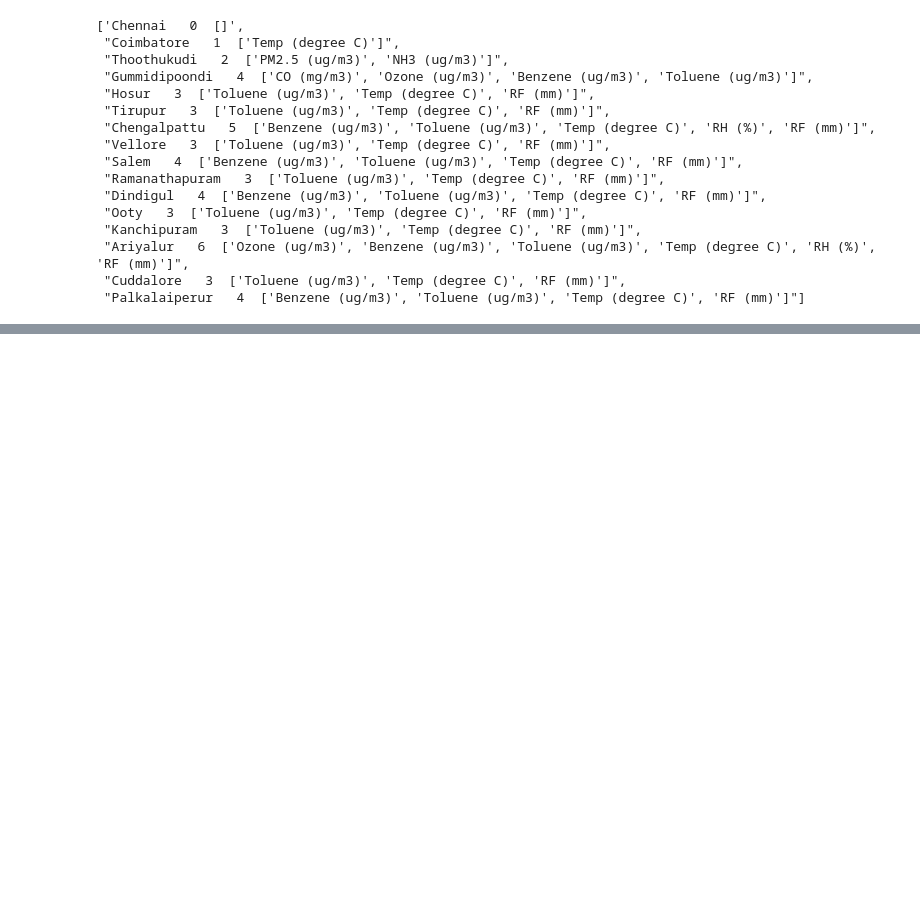
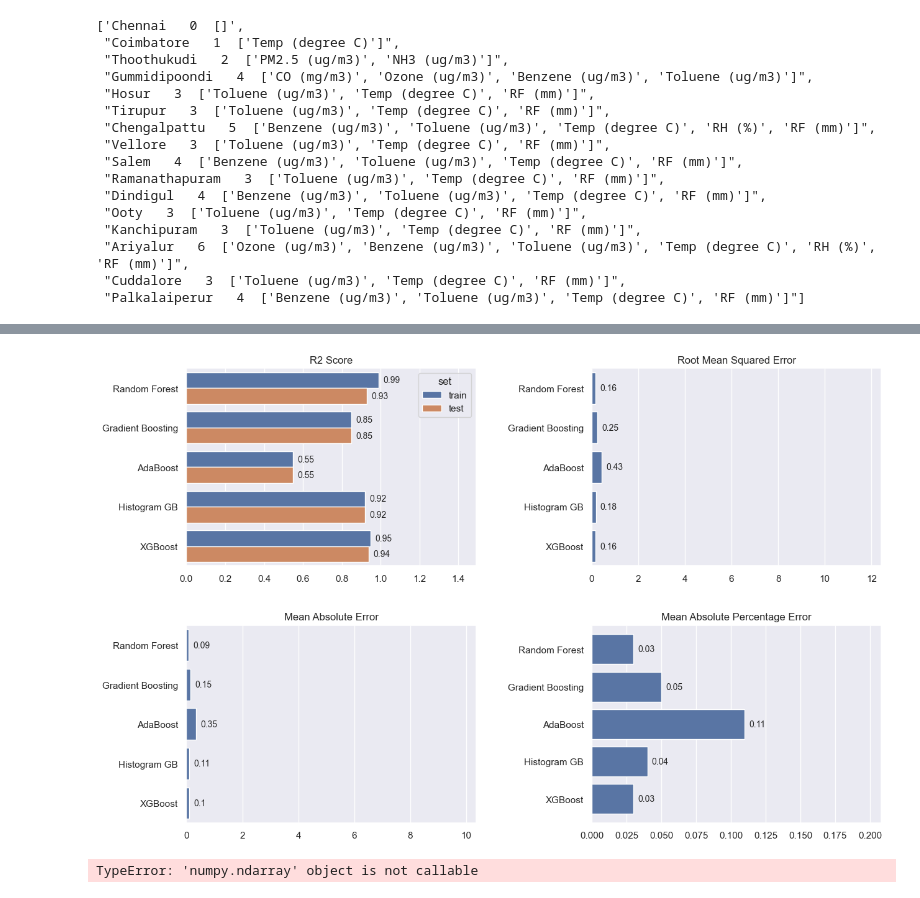
Before and after one commit to Abdul-Basith-R/Air-Quality-Index, a Jupyter notebook: notebooks/Untitled2.ipynb, the cells around one changed output, grey strips where cells are left out. Drawn from its saved outputs; the diff is of its cells as text; code cells hidden in the pictures; blank space fills up the shorter version.

```diff
--- a/notebooks/Untitled2.ipynb
+++ b/notebooks/Untitled2.ipynb
@@ -264,0 +367,3 @@ AttributeError: 'RangeIndex' object has no attribute 'hour'
+# %%
+X_train, X_test, y_train, y_test = create_train_test_sets(
+    df, split=0.8, replace_na=True, method='drop')
@@ -280,0 +401,13 @@ train_mice
+# %%
+from sklearn.ensemble import AdaBoostRegressor, GradientBoostingRegressor, HistGradientBoostingRegressor, RandomForestRegressor
+import xgboost
+
+
+RANDOM_STATE = 42
+ensemble_models = {
+    'Random Forest':     RandomForestRegressor(random_state=RANDOM_STATE),
+    'Gradient Boosting': GradientBoostingRegressor(random_state=RANDOM_STATE),
+    'AdaBoost':          AdaBoostRegressor(random_state=RANDOM_STATE),
+    'Histogram GB':      HistGradientBoostingRegressor(random_state=RANDOM_STATE),
+    'XGBoost':           xgboost.XGBRegressor(random_state=RANDOM_STATE)
+}
@@ -280,0 +439,52 @@ train_mice
+# %%
+estimator_scores = get_estimator_scores(ensemble_models)
+# %%
+def plot_estimator_scores(scores):
+    melted_r2 = scores[['model', 'r2_train', 'r2_test']].rename(
+        columns={"r2_train": "train", "r2_test": "test"})
+    melted_r2 = melted_r2.melt(
+        id_vars='model', var_name='set', value_name='score')
+
+    fig, axes = plt.subplots(2, 2, figsize=(12, 8))
+    fig.tight_layout()
+    fig.subplots_adjust(hspace=0.3, wspace=0.4)
+
+    sns.barplot(data=melted_r2.round(2), x='score', y='model',
+                hue='set', orient='h', ax=axes[0, 0])
+    sns.barplot(data=scores.round(2), x='rmse',
+                y='model', orient='h', ax=axes[0, 1])
+    sns.barplot(data=scores.round(2), x='mae',
+                y='model', orient='h', ax=axes[1, 0])
+    sns.barplot(data=scores.round(2), x='mape',
+                y='model', orient='h', ax=axes[1, 1])
+
+    axes[0, 0].set_title('R2 Score')
+    axes[0, 0].bar_label(axes[0, 0].containers[0], size=10, padding=5)
+    axes[0, 0].bar_label(axes[0, 0].containers[1], size=10, padding=5)
+    axes[0, 0].set(xlabel=None, ylabel=None)
+    axes[0, 0].set_xlim(0, max(melted_r2['score'])+.5)
+
+    axes[0, 1].set_title('Root Mean Squared Error')
+    axes[0, 1].bar_label(axes[0, 1].containers[0], size=10, padding=5)
+    axes[0, 1].set(xlabel=None, ylabel=None)
+    axes[0, 1].set_xlim(0, max(scores['rmse'])+12)
+
+    axes[1, 0].set_title('Mean Absolute Error')
+    axes[1, 0].bar_label(axes[1, 0].containers[0], size=10, padding=5)
+    axes[1, 0].set(xlabel=None, ylabel=None)
+    axes[1, 0].set_xlim(0, max(scores['mae'])+10)
+
+    axes[1, 1].set_title('Mean Absolute Percentage Error')
+    axes[1, 1].bar_label(axes[1, 1].containers[0], size=10, padding=5)
+    axes[1, 1].set(xlabel=None, ylabel=None)
+    axes[1, 1].set_xlim(0, max(scores['mape'])+0.1)
+
+    plt.plot()
+
+plot_estimator_scores(estimator_scores)
+# %% [output]
+[figure, added]
+# %%
+estimator_scores.values()
+# %% [output]
+TypeError: 'numpy.ndarray' object is not callable
```
Also changed, not shown: parts of 29 cells of this notebook, 5 other files.
